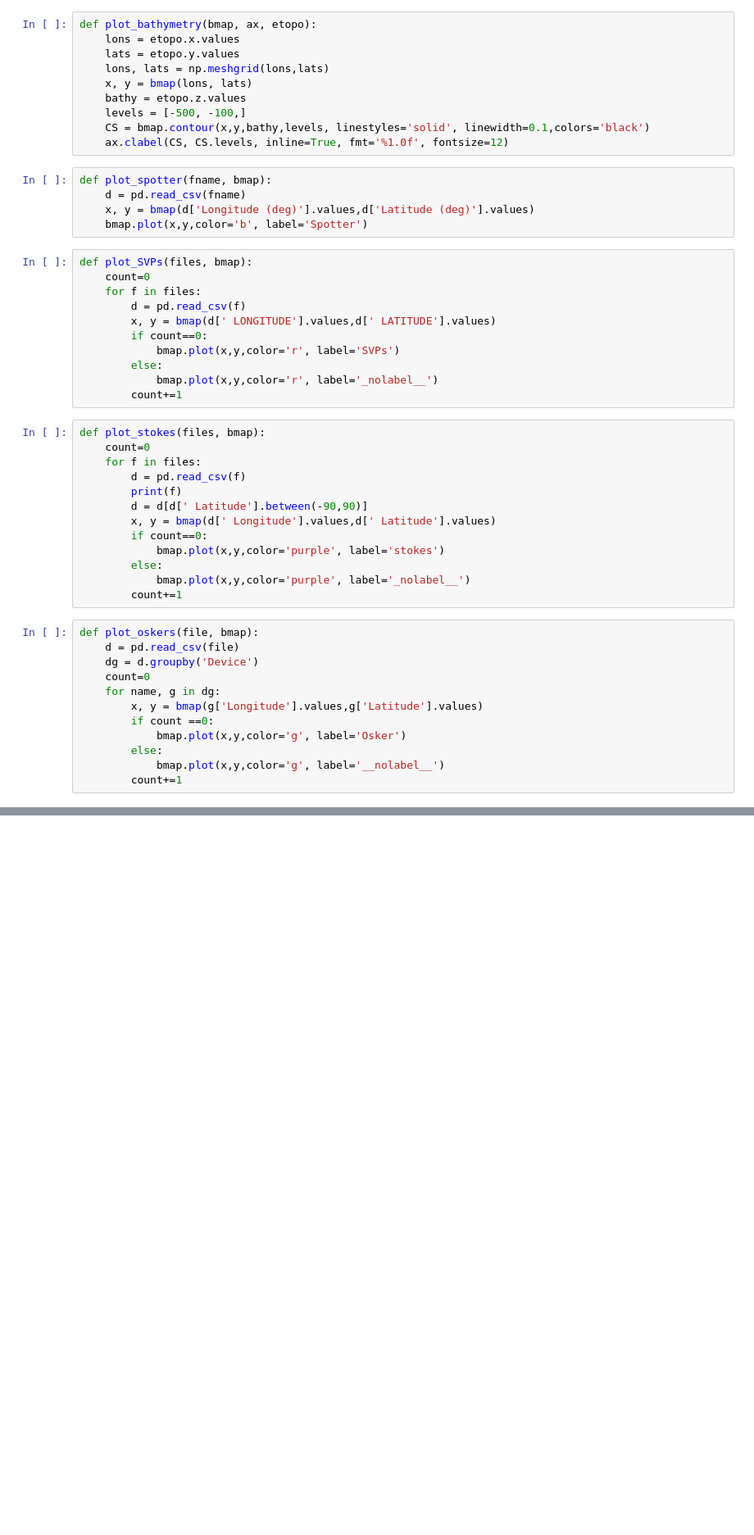
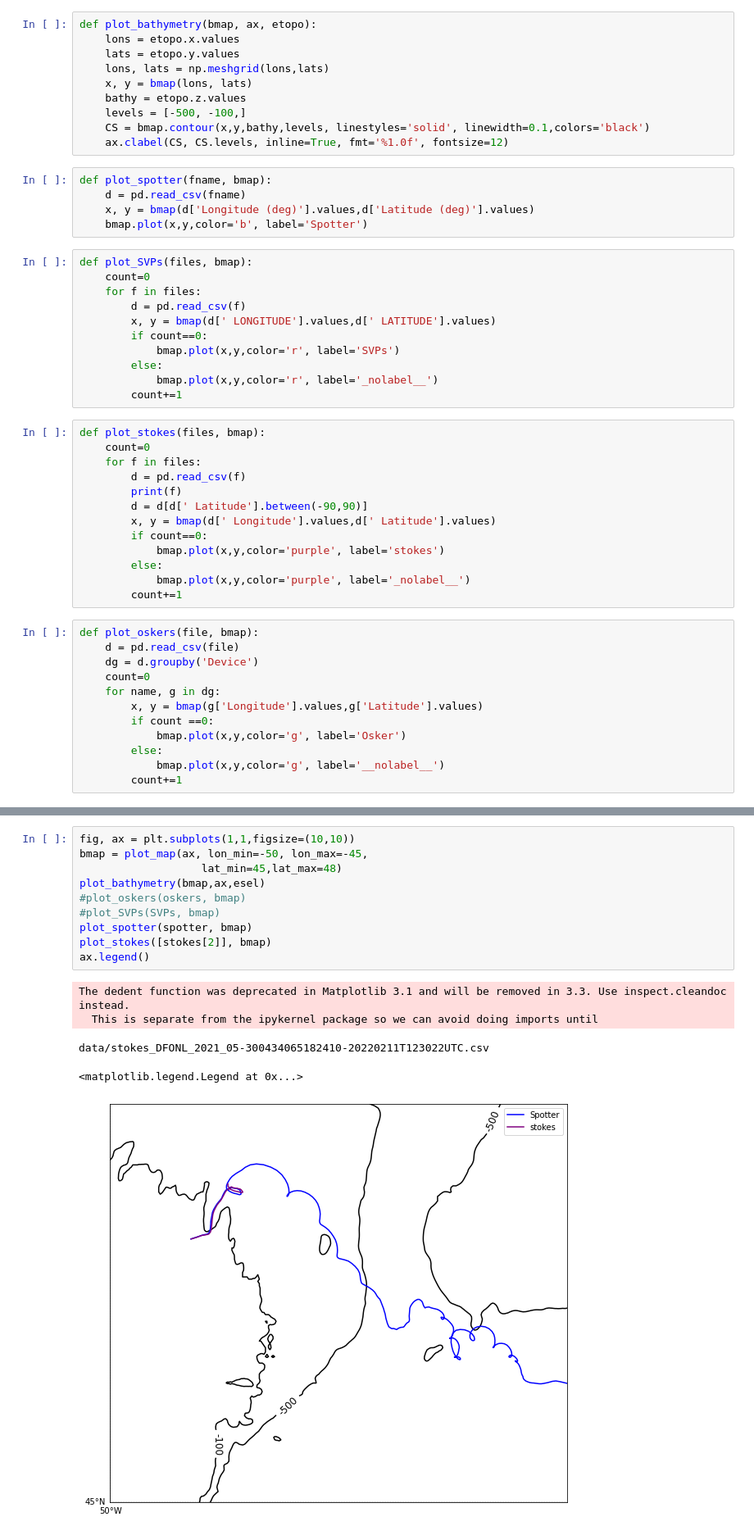
Before and after one commit to nsoontie/ocn_nav, a Jupyter notebook: notebooks/drifters/GrandBanks2021/Nov 2021 Grand Banks Drifters.ipynb, the cells around one changed output, grey strips where cells are left out. Shown at 82% size. Drawn from its saved outputs; the diff is of its cells as text; blank space fills up the shorter version.

```diff
--- a/notebooks/drifters/GrandBanks2021/Nov 2021 Grand Banks Drifters.ipynb
+++ b/notebooks/drifters/GrandBanks2021/Nov 2021 Grand Banks Drifters.ipynb
@@ -106,0 +107,16 @@ data/stokes_DFONL_2021_06-300434065182430-20220211T123036UTC.csv
+# %%
+fig, ax = plt.subplots(1,1,figsize=(10,10))
+bmap = plot_map(ax, lon_min=-50, lon_max=-45,
+                   lat_min=45,lat_max=48)
+plot_bathymetry(bmap,ax,esel)
+#plot_oskers(oskers, bmap)
+#plot_SVPs(SVPs, bmap)
+plot_spotter(spotter, bmap)
+plot_stokes([stokes[2]], bmap)
+ax.legend()
+# %% [output]
+The dedent function was deprecated in Matplotlib 3.1 and will be removed in 3.3. Use inspect.cleandoc instead.
+  This is separate from the ipykernel package so we can avoid doing imports until
+data/stokes_DFONL_2021_05-300434065182410-20220211T123022UTC.csv
+<matplotlib.legend.Legend at 0x...>
+[figure, added]
```
Also changed, not shown: parts of 3 cells of this notebook.
